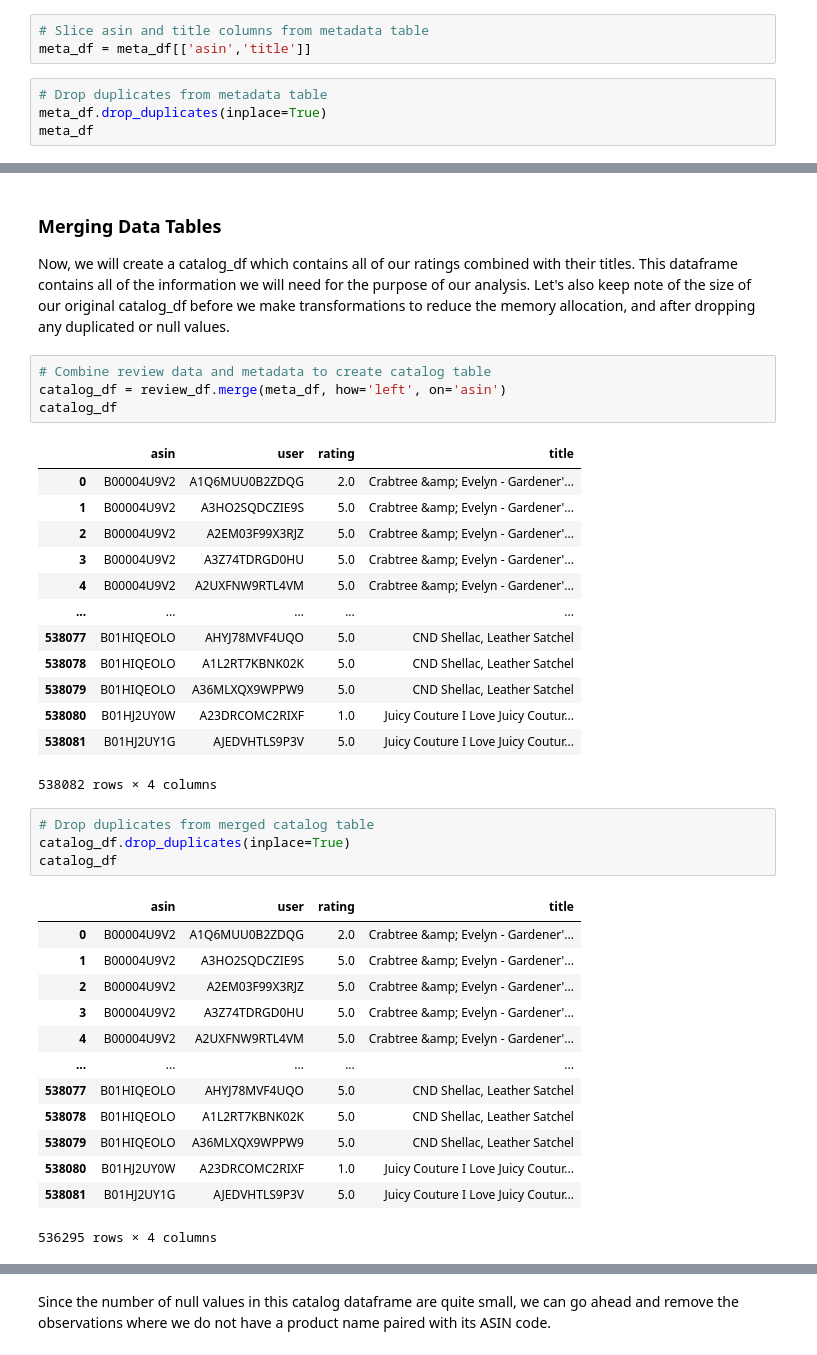
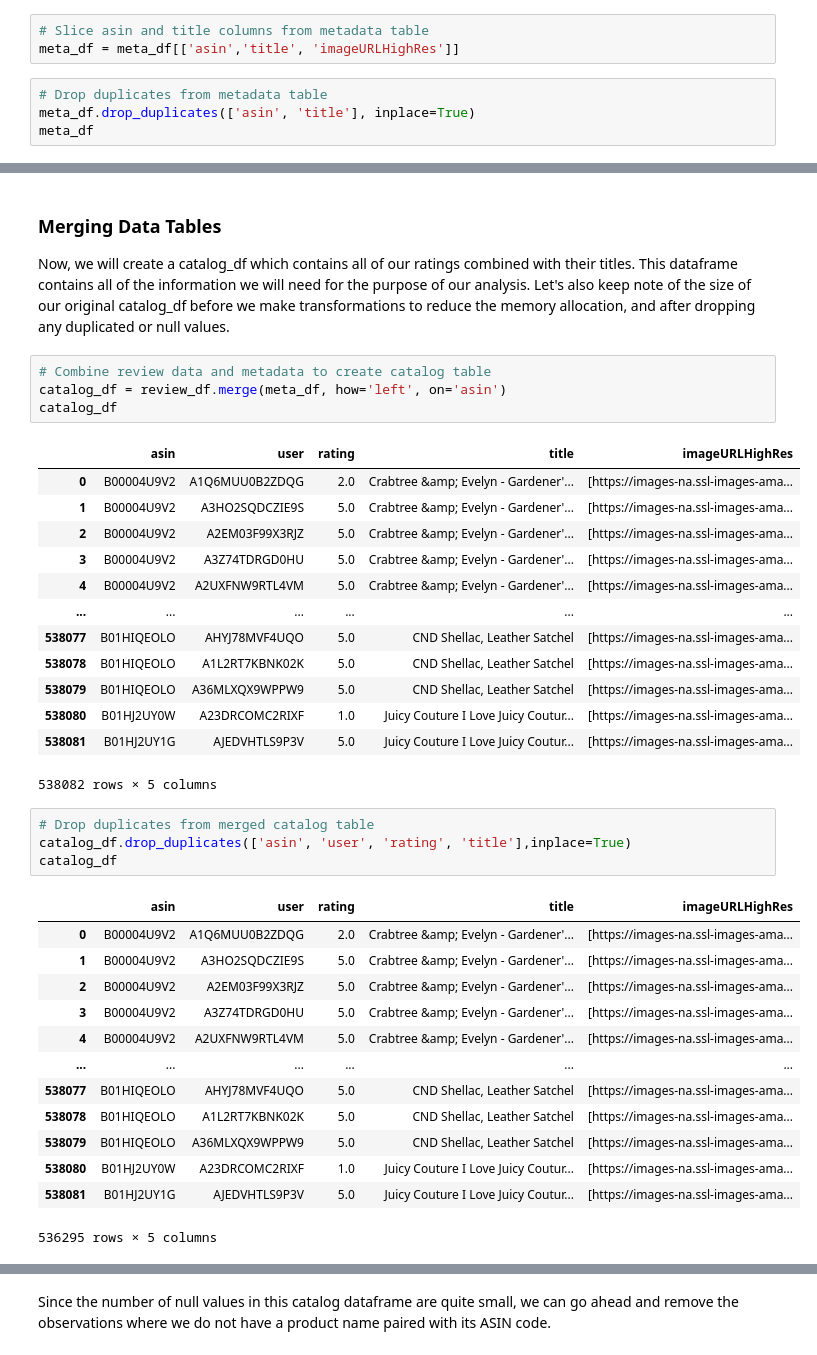
Before and after one commit to ds-leehanjin/amazon-recommender-system, a Jupyter notebook: notebook.ipynb, the cells around one changed output, grey strips where cells are left out. Drawn from its saved outputs; the diff is of its cells as text.

```diff
--- a/notebook.ipynb
+++ b/notebook.ipynb
@@ -142,9 +144,9 @@ Dataframe memory usage: 82.72 MB.
 Similarly with our metadata, we will go ahead and slice out the ASIN code and product names, since those are the pieces of data that will be used in our analysis. Then, we go on to drop duplicates from this table as well.
 # %%
 # Slice asin and title columns from metadata table
-meta_df = meta_df[['asin','title']]
+meta_df = meta_df[['asin','title', 'imageURLHighRes']]
 # %%
 # Drop duplicates from metadata table
-meta_df.drop_duplicates(inplace=True)
+meta_df.drop_duplicates(['asin', 'title'], inplace=True)
 meta_df
 # %% [output]
@@ -170,37 +172,37 @@ Now, we will create a catalog_df which contains all of our ratings combined with
 catalog_df = review_df.merge(meta_df, how='left', on='asin')
 catalog_df
 # %% [output]
-|  | asin | user | rating | title |
-| 0 | B00004U9V2 | A1Q6MUU0B2ZDQG | 2.0 | Crabtree &amp; Evelyn - Gardener'... |
-| 1 | B00004U9V2 | A3HO2SQDCZIE9S | 5.0 | Crabtree &amp; Evelyn - Gardener'... |
-| 2 | B00004U9V2 | A2EM03F99X3RJZ | 5.0 | Crabtree &amp; Evelyn - Gardener'... |
-| 3 | B00004U9V2 | A3Z74TDRGD0HU | 5.0 | Crabtree &amp; Evelyn - Gardener'... |
-| 4 | B00004U9V2 | A2UXFNW9RTL4VM | 5.0 | Crabtree &amp; Evelyn - Gardener'... |
-| ... | ... | ... | ... | ... |
-| 538077 | B01HIQEOLO | AHYJ78MVF4UQO | 5.0 | CND Shellac, Leather Satchel |
-| 538078 | B01HIQEOLO | A1L2RT7KBNK02K | 5.0 | CND Shellac, Leather Satchel |
-| 538079 | B01HIQEOLO | A36MLXQX9WPPW9 | 5.0 | CND Shellac, Leather Satchel |
-| 538080 | B01HJ2UY0W | A23DRCOMC2RIXF | 1.0 | Juicy Couture I Love Juicy Coutur... |
-| 538081 | B01HJ2UY1G | AJEDVHTLS9P3V | 5.0 | Juicy Couture I Love Juicy Coutur... |
+|  | asin | user | rating | title | imageURLHighRes |
+| 0 | B00004U9V2 | A1Q6MUU0B2ZDQG | 2.0 | Crabtree &amp; Evelyn - Gardener'... | [https://images-na.ssl-images-ama... |
+| 1 | B00004U9V2 | A3HO2SQDCZIE9S | 5.0 | Crabtree &amp; Evelyn - Gardener'... | [https://images-na.ssl-images-ama... |
+| 2 | B00004U9V2 | A2EM03F99X3RJZ | 5.0 | Crabtree &amp; Evelyn - Gardener'... | [https://images-na.ssl-images-ama... |
+| 3 | B00004U9V2 | A3Z74TDRGD0HU | 5.0 | Crabtree &amp; Evelyn - Gardener'... | [https://images-na.ssl-images-ama... |
+| 4 | B00004U9V2 | A2UXFNW9RTL4VM | 5.0 | Crabtree &amp; Evelyn - Gardener'... | [https://images-na.ssl-images-ama... |
+| ... | ... | ... | ... | ... | ... |
+| 538077 | B01HIQEOLO | AHYJ78MVF4UQO | 5.0 | CND Shellac, Leather Satchel | [https://images-na.ssl-images-ama... |
+| 538078 | B01HIQEOLO | A1L2RT7KBNK02K | 5.0 | CND Shellac, Leather Satchel | [https://images-na.ssl-images-ama... |
+| 538079 | B01HIQEOLO | A36MLXQX9WPPW9 | 5.0 | CND Shellac, Leather Satchel | [https://images-na.ssl-images-ama... |
+| 538080 | B01HJ2UY0W | A23DRCOMC2RIXF | 1.0 | Juicy Couture I Love Juicy Coutur... | [https://images-na.ssl-images-ama... |
+| 538081 | B01HJ2UY1G | AJEDVHTLS9P3V | 5.0 | Juicy Couture I Love Juicy Coutur... | [https://images-na.ssl-images-ama... |
-538082 rows × 4 columns
+538082 rows × 5 columns
 # %%
 # Drop duplicates from merged catalog table
-catalog_df.drop_duplicates(inplace=True)
+catalog_df.drop_duplicates(['asin', 'user', 'rating', 'title'],inplace=True)
 catalog_df
 # %% [output]
-|  | asin | user | rating | title |
-| 0 | B00004U9V2 | A1Q6MUU0B2ZDQG | 2.0 | Crabtree &amp; Evelyn - Gardener'... |
-| 1 | B00004U9V2 | A3HO2SQDCZIE9S | 5.0 | Crabtree &amp; Evelyn - Gardener'... |
-| 2 | B00004U9V2 | A2EM03F99X3RJZ | 5.0 | Crabtree &amp; Evelyn - Gardener'... |
-| 3 | B00004U9V2 | A3Z74TDRGD0HU | 5.0 | Crabtree &amp; Evelyn - Gardener'... |
-| 4 | B00004U9V2 | A2UXFNW9RTL4VM | 5.0 | Crabtree &amp; Evelyn - Gardener'... |
-| ... | ... | ... | ... | ... |
-| 538077 | B01HIQEOLO | AHYJ78MVF4UQO | 5.0 | CND Shellac, Leather Satchel |
-| 538078 | B01HIQEOLO | A1L2RT7KBNK02K | 5.0 | CND Shellac, Leather Satchel |
-| 538079 | B01HIQEOLO | A36MLXQX9WPPW9 | 5.0 | CND Shellac, Leather Satchel |
-| 538080 | B01HJ2UY0W | A23DRCOMC2RIXF | 1.0 | Juicy Couture I Love Juicy Coutur... |
-| 538081 | B01HJ2UY1G | AJEDVHTLS9P3V | 5.0 | Juicy Couture I Love Juicy Coutur... |
+|  | asin | user | rating | title | imageURLHighRes |
+| 0 | B00004U9V2 | A1Q6MUU0B2ZDQG | 2.0 | Crabtree &amp; Evelyn - Gardener'... | [https://images-na.ssl-images-ama... |
+| 1 | B00004U9V2 | A3HO2SQDCZIE9S | 5.0 | Crabtree &amp; Evelyn - Gardener'... | [https://images-na.ssl-images-ama... |
+| 2 | B00004U9V2 | A2EM03F99X3RJZ | 5.0 | Crabtree &amp; Evelyn - Gardener'... | [https://images-na.ssl-images-ama... |
+| 3 | B00004U9V2 | A3Z74TDRGD0HU | 5.0 | Crabtree &amp; Evelyn - Gardener'... | [https://images-na.ssl-images-ama... |
+| 4 | B00004U9V2 | A2UXFNW9RTL4VM | 5.0 | Crabtree &amp; Evelyn - Gardener'... | [https://images-na.ssl-images-ama... |
+| ... | ... | ... | ... | ... | ... |
+| 538077 | B01HIQEOLO | AHYJ78MVF4UQO | 5.0 | CND Shellac, Leather Satchel | [https://images-na.ssl-images-ama... |
+| 538078 | B01HIQEOLO | A1L2RT7KBNK02K | 5.0 | CND Shellac, Leather Satchel | [https://images-na.ssl-images-ama... |
+| 538079 | B01HIQEOLO | A36MLXQX9WPPW9 | 5.0 | CND Shellac, Leather Satchel | [https://images-na.ssl-images-ama... |
+| 538080 | B01HJ2UY0W | A23DRCOMC2RIXF | 1.0 | Juicy Couture I Love Juicy Coutur... | [https://images-na.ssl-images-ama... |
+| 538081 | B01HJ2UY1G | AJEDVHTLS9P3V | 5.0 | Juicy Couture I Love Juicy Coutur... | [https://images-na.ssl-images-ama... |
-536295 rows × 4 columns
+536295 rows × 5 columns
 # %%
 # Check for null values
 catalog_df.isna().sum()
```
Also changed, not shown: parts of 30 cells of this notebook.
